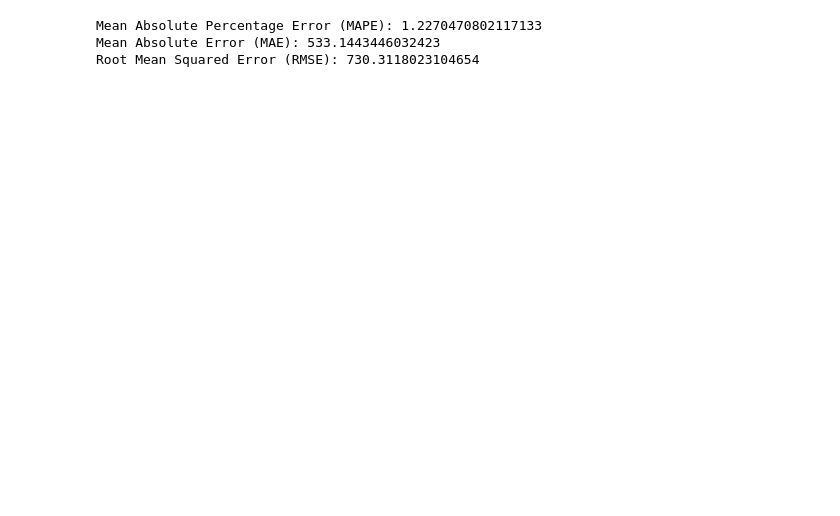
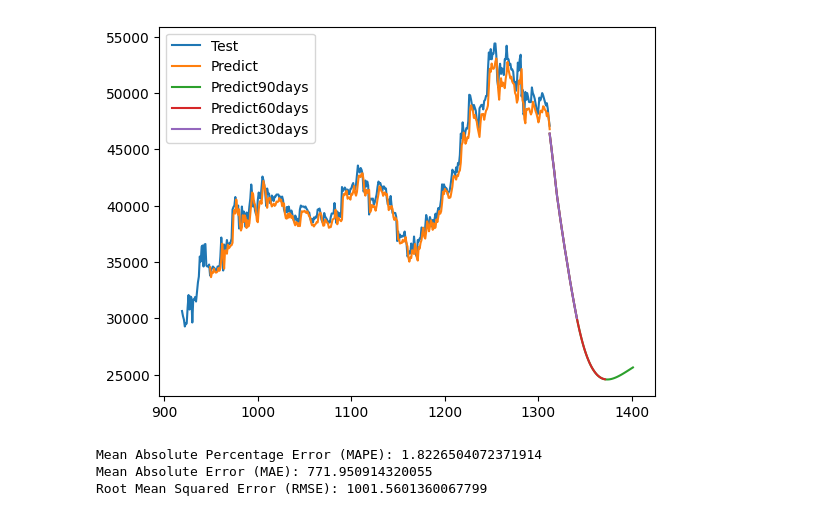
Before and after one commit to UIT21522539/IS403_O22_HTCL_09, a Jupyter notebook: Model/RNN/RNN-BID-7-3.ipynb, the cells around one changed output. Cells and saved outputs as stored; diff of their text form; code cells hidden in the pictures; blank space fills up the shorter version.

```diff
--- a/Model/RNN/RNN-BID-7-3.ipynb
+++ b/Model/RNN/RNN-BID-7-3.ipynb
@@ -47,7 +23,7 @@ array([[0.05558335],
 # %%
-# 4. Chia train test
+# 4. Split train test
 train_size = int(0.7 * len(df))
 test_size = len(df) - train_size
 train_data = df[:train_size]
-test_data = df[train_size+1:]
+test_data = df[train_size:]
 # %%
@@ -63,7 +38,7 @@ def create_dataset(dataset, time_step=1):
 	return numpy.array(dataX), numpy.array(dataY)
 # %%
 #6. Reshape into X=t,t+1,t+2..t+99 and Y=t+100
-time_step = 100
+time_step = 30
 X_train, y_train = create_dataset(train_data, time_step)
 X_test, ytest = create_dataset(test_data, time_step)
 # %%
@@ -74,7 +49,7 @@ X_test = X_test.reshape(X_test.shape[0],X_test.shape[1] , 1)
 # 8. Define LSTM Model
 
 model = Sequential()
-model.add(SimpleRNN(50, input_shape=(time_step, 1)))
+model.add(SimpleRNN(64, input_shape=(time_step, 1)))
 model.add(Dense(1))
 model.compile(loss='mean_squared_error',optimizer='adam')
 # %%
@@ -116,5 +176,27 @@ ytest = scaler.inverse_transform(ytest.reshape(-1,1))
+# %%
+
+# 14.Vẽ hình
+
+test_data_index = pd.RangeIndex(start=train_size, stop=train_size+test_size, step=1)
+plt.plot(test_data_index,scaler.inverse_transform(test_data))
+
+test_data_index = pd.RangeIndex(start=train_size+30, stop=train_size+test_size, step=1)
+plt.plot(test_data_index,(y_pred))
+# Next 90 days
+prediect_data_index_90 = pd.RangeIndex(start=len(df) - 1, stop=len(df) + 89, step=1)
+plt.plot(prediect_data_index_90, scaler.inverse_transform(lst_output_90[:90]))
+# Next 60 days
+prediect_data_index_60 = pd.RangeIndex(start=len(df) - 1, stop=len(df) + 59, step=1)
+plt.plot(prediect_data_index_60, scaler.inverse_transform(lst_output_60[:60]))
+# Next 30 days
+prediect_data_index_30 = pd.RangeIndex(start=len(df) - 1, stop=len(df) + 29, step=1)
+plt.plot(prediect_data_index_30, scaler.inverse_transform(lst_output_30[:30]))
+plt.legend([ 'Test', 'Predict', 'Predict90days','Predict60days','Predict30days'])
+plt.show()
+# %% [output]
+[figure, added]
 # %%
-# 13. Đánh giá độ chính xác thuật toán bằng RMSE, MAE, MAPE
+# 15. Evaluate by RMSE, MAE, MAPE
 rmse_value = np.sqrt(np.mean((y_pred - ytest)**2))
 mape_value = np.mean(np.abs((ytest - y_pred) / y_pred)) * 100
 mae_value = np.mean(np.abs(ytest - y_pred))
@@ -123,6 +205,6 @@ print("Mean Absolute Percentage Error (MAPE):", mape_value)
 print("Mean Absolute Error (MAE):", mae_value)
 print("Root Mean Squared Error (RMSE):", rmse_value)
 # %% [output]
-Mean Absolute Percentage Error (MAPE): 1.2270470802117133
-Mean Absolute Error (MAE): 533.1443446032423
-Root Mean Squared Error (RMSE): 730.3118023104654
+Mean Absolute Percentage Error (MAPE): 1.8226504072371914
+Mean Absolute Error (MAE): 771.950914320055
+Root Mean Squared Error (RMSE): 1001.5601360067799
```
Also changed, not shown: parts of 18 cells of this notebook, 38 other files.
